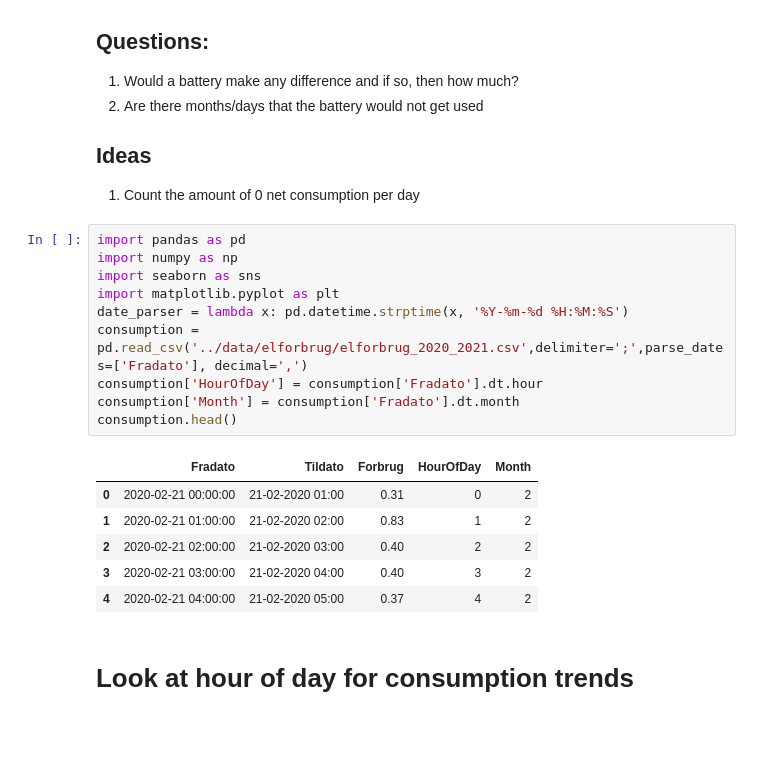
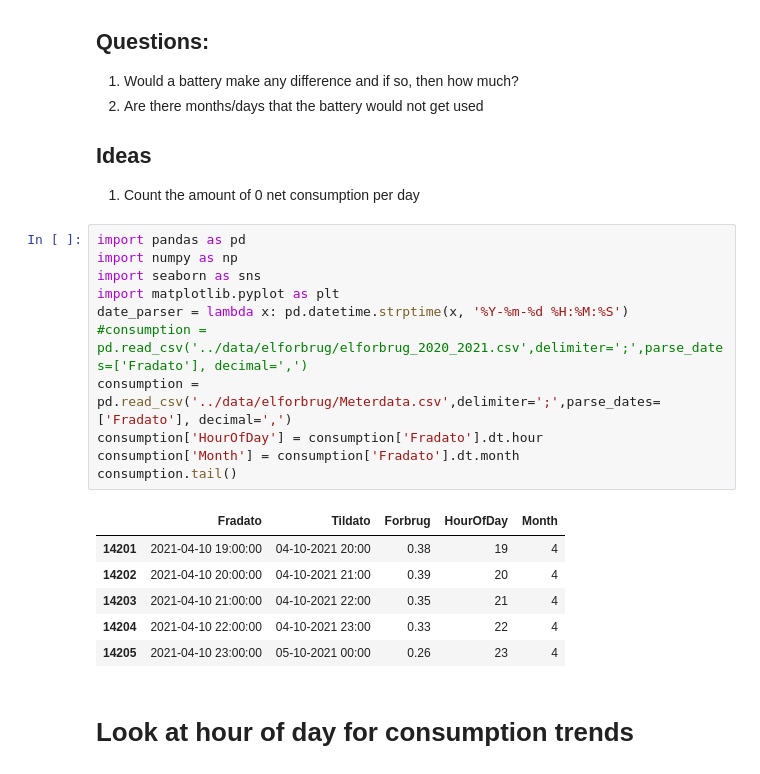
Before and after one commit to jriisj/UtilitiesConsumptionADE, a Jupyter notebook: src/index.ipynb, the cells around one changed output. Drawn from its saved outputs; the diff is of its cells as text; blank space fills up the shorter version.

```diff
--- a/src/index.ipynb
+++ b/src/index.ipynb
@@ -15,20 +15,21 @@
 # %%
 import pandas as pd
 import numpy as np
 import seaborn as sns
 import matplotlib.pyplot as plt
 date_parser = lambda x: pd.datetime.strptime(x, '%Y-%m-%d %H:%M:%S')
-consumption = pd.read_csv('../data/elforbrug/elforbrug_2020_2021.csv',delimiter=';',parse_dates=['Fradato'], decimal=',')
+#consumption = pd.read_csv('../data/elforbrug/elforbrug_2020_2021.csv',delimiter=';',parse_dates=['Fradato'], decimal=',')
+consumption = pd.read_csv('../data/elforbrug/Meterdata.csv',delimiter=';',parse_dates=['Fradato'], decimal=',')
 consumption['HourOfDay'] = consumption['Fradato'].dt.hour
 consumption['Month'] = consumption['Fradato'].dt.month
-consumption.head()
+consumption.tail()
 # %% [output]
 |  | Fradato | Tildato | Forbrug | HourOfDay | Month |
-| 0 | 2020-02-21 00:00:00 | 21-02-2020 01:00 | 0.31 | 0 | 2 |
-| 1 | 2020-02-21 01:00:00 | 21-02-2020 02:00 | 0.83 | 1 | 2 |
-| 2 | 2020-02-21 02:00:00 | 21-02-2020 03:00 | 0.40 | 2 | 2 |
-| 3 | 2020-02-21 03:00:00 | 21-02-2020 04:00 | 0.40 | 3 | 2 |
-| 4 | 2020-02-21 04:00:00 | 21-02-2020 05:00 | 0.37 | 4 | 2 |
+| 14201 | 2021-04-10 19:00:00 | 04-10-2021 20:00 | 0.38 | 19 | 4 |
+| 14202 | 2021-04-10 20:00:00 | 04-10-2021 21:00 | 0.39 | 20 | 4 |
+| 14203 | 2021-04-10 21:00:00 | 04-10-2021 22:00 | 0.35 | 21 | 4 |
+| 14204 | 2021-04-10 22:00:00 | 04-10-2021 23:00 | 0.33 | 22 | 4 |
+| 14205 | 2021-04-10 23:00:00 | 05-10-2021 00:00 | 0.26 | 23 | 4 |
 # %% [markdown]
 # Look at hour of day for consumption trends
 # %% [markdown]
```
Also changed, not shown: parts of 9 cells of this notebook, 1 other file.
